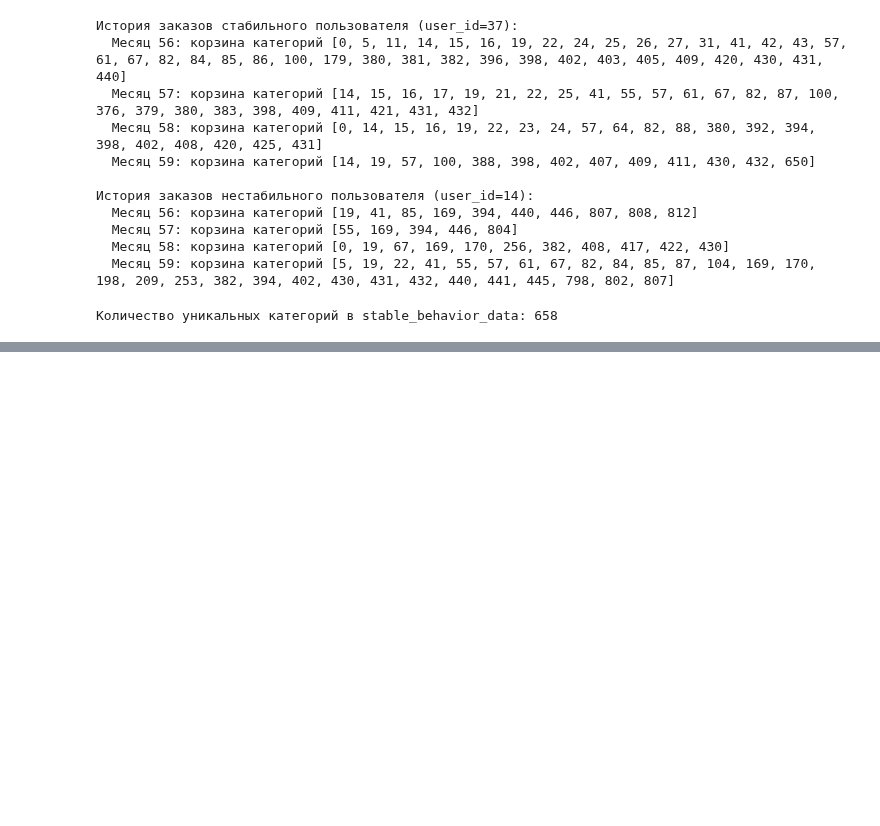
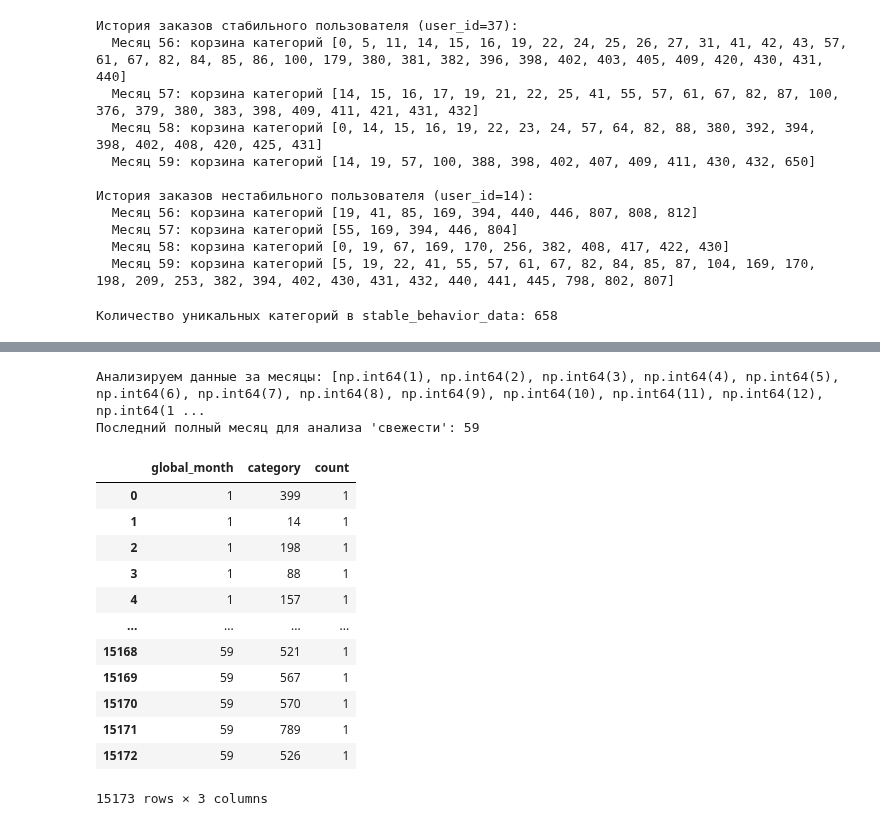
Before and after one commit to stefkong1982/netology.ru, a Jupyter notebook: Веса_Эксперементы__Часть_1.ipynb, the cells around one changed output, grey strips where cells are left out. Cells and saved outputs as stored; diff of their text form; code cells hidden in the pictures; blank space fills up the shorter version.

```diff
--- a/Веса_Эксперементы__Часть_1.ipynb
+++ b/Веса_Эксперементы__Часть_1.ipynb
@@ -851,0 +914,13 @@ print(f"Количество уникальных категорий в stable_b
+# %%
+import pandas as pd
+import matplotlib.pyplot as plt
+from collections import defaultdict
+
+# --- Подготовка данных ---
+# 1. Исключим неполный месяц 60
+full_orders_filtered = full_orders[full_orders['global_month'] != 60].copy()
+print(f"Анализируем данные за месяцы: {sorted(full_orders_filtered['global_month'].unique())}")
+print(f"Последний полный месяц для анализа 'свежести': {full_orders_filtered['global_month'].max()}")
+# %% [output]
+Анализируем данные за месяцы: [np.int64(1), np.int64(2), np.int64(3), np.int64(4), np.int64(5), np.int64(6), np.int64(7), np.int64(8), np.int64(9), np.int64(10), np.int64(11), np.int64(12), np.int64(1 ...
+Последний полный месяц для анализа 'свежести': 59
@@ -851,0 +943,16 @@ print(f"Количество уникальных категорий в stable_b
+# %%
+df_monthly_counts
+# %% [output]
+|  | global_month | category | count |
+| 0 | 1 | 399 | 1 |
+| 1 | 1 | 14 | 1 |
+| 2 | 1 | 198 | 1 |
+| 3 | 1 | 88 | 1 |
+| 4 | 1 | 157 | 1 |
+| ... | ... | ... | ... |
+| 15168 | 59 | 521 | 1 |
+| 15169 | 59 | 567 | 1 |
+| 15170 | 59 | 570 | 1 |
+| 15171 | 59 | 789 | 1 |
+| 15172 | 59 | 526 | 1 |
+15173 rows × 3 columns
```
Also changed, not shown: parts of 14 cells of this notebook.
